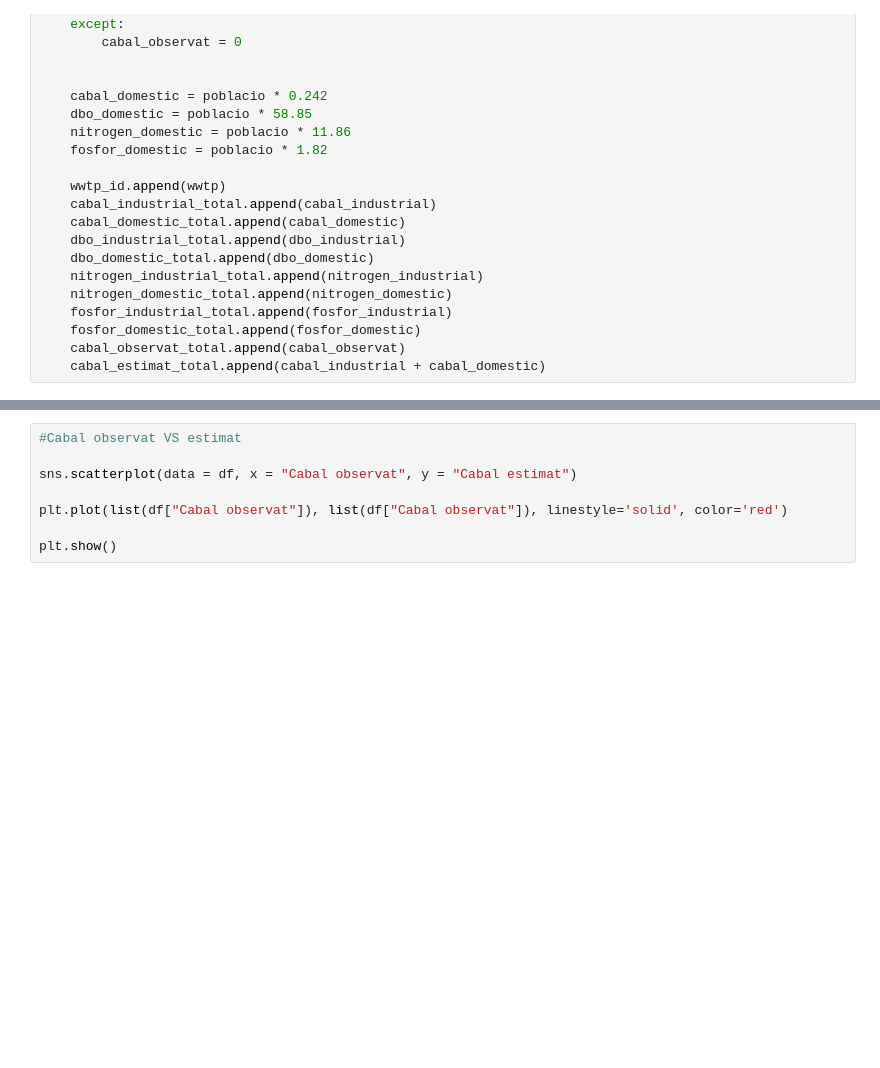
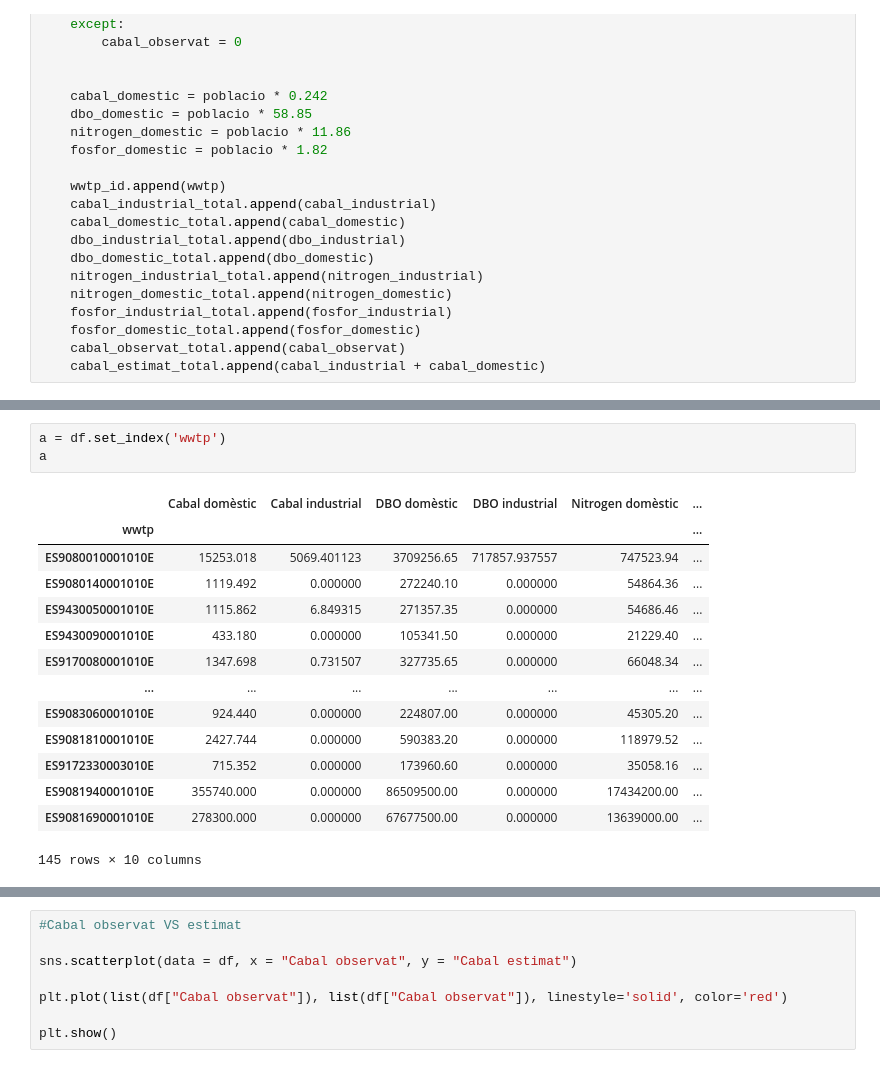
Before and after one commit to icra/traca, a Jupyter notebook: inputs compound generator/scripts/comparacio_cabal.ipynb, the cells around one changed output, grey strips where cells are left out. Drawn from its saved outputs; the diff is of its cells as text; blank space fills up the shorter version.

```diff
--- a/inputs compound generator/scripts/comparacio_cabal.ipynb
+++ b/inputs compound generator/scripts/comparacio_cabal.ipynb
@@ -116,0 +117,18 @@ df
+# %%
+a = df.set_index('wwtp')
+a
+# %% [output]
+|  | Cabal domèstic | Cabal industrial | DBO domèstic | DBO industrial | Nitrogen domèstic | ... |
+| wwtp |  |  |  |  |  | ... |
+| ES9080010001010E | 15253.018 | 5069.401123 | 3709256.65 | 717857.937557 | 747523.94 | ... |
+| ES9080140001010E | 1119.492 | 0.000000 | 272240.10 | 0.000000 | 54864.36 | ... |
+| ES9430050001010E | 1115.862 | 6.849315 | 271357.35 | 0.000000 | 54686.46 | ... |
+| ES9430090001010E | 433.180 | 0.000000 | 105341.50 | 0.000000 | 21229.40 | ... |
+| ES9170080001010E | 1347.698 | 0.731507 | 327735.65 | 0.000000 | 66048.34 | ... |
+| ... | ... | ... | ... | ... | ... | ... |
+| ES9083060001010E | 924.440 | 0.000000 | 224807.00 | 0.000000 | 45305.20 | ... |
+| ES9081810001010E | 2427.744 | 0.000000 | 590383.20 | 0.000000 | 118979.52 | ... |
+| ES9172330003010E | 715.352 | 0.000000 | 173960.60 | 0.000000 | 35058.16 | ... |
+| ES9081940001010E | 355740.000 | 0.000000 | 86509500.00 | 0.000000 | 17434200.00 | ... |
+| ES9081690001010E | 278300.000 | 0.000000 | 67677500.00 | 0.000000 | 13639000.00 | ... |
+145 rows × 10 columns
```
Also changed, not shown: parts of 4 cells of this notebook, 14 other files.
